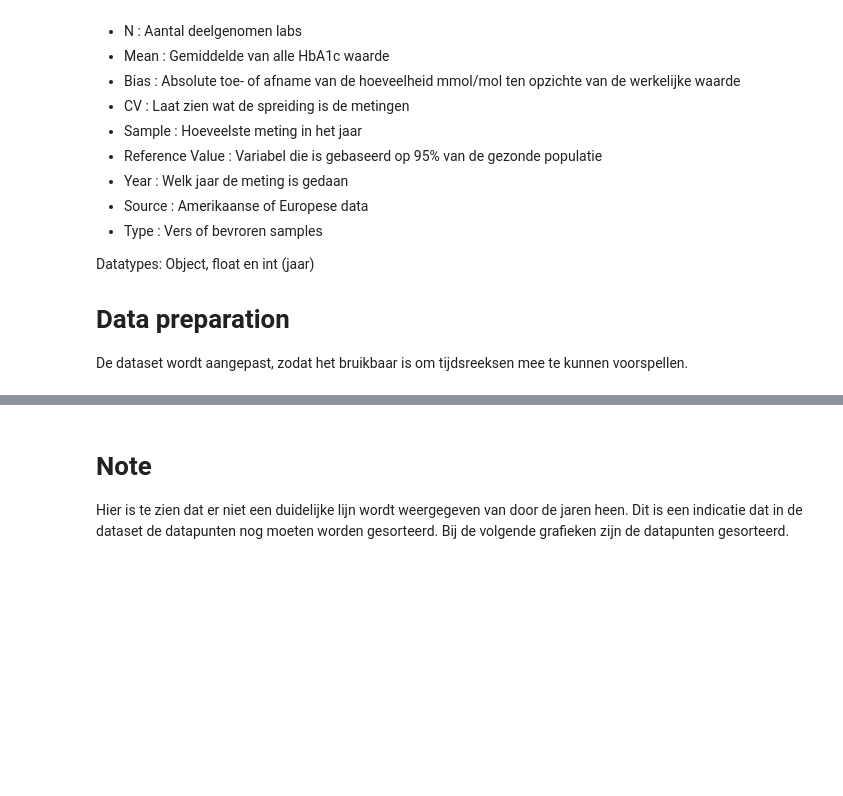
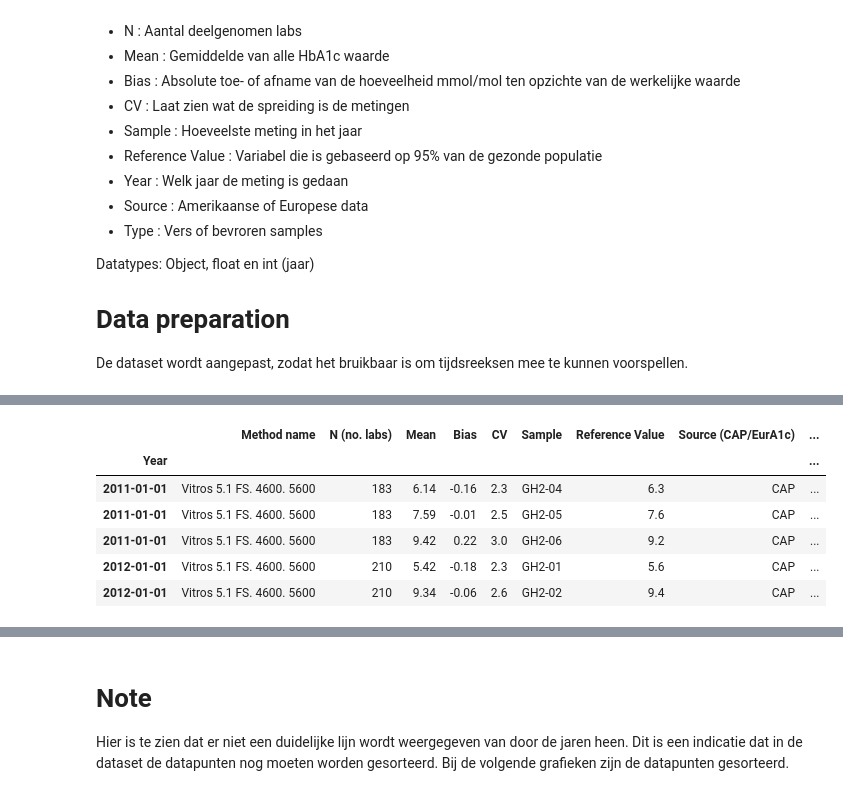
Before and after one commit to DSa-HbA1c/Predictions, a Jupyter notebook: Prediction_Arima_model.ipynb, the cells around one changed output, grey strips where cells are left out. Cells and saved outputs as stored; diff of their text form; code cells hidden in the pictures; blank space fills up the shorter version.

```diff
--- a/Prediction_Arima_model.ipynb
+++ b/Prediction_Arima_model.ipynb
@@ -75,6 +100,14 @@ df.info()
 # %%
-# df = df.set_index('Year')
+df = df.set_index('Year')
 df.head()
+# %% [output]
+|  | Method name | N (no. labs) | Mean | Bias | CV | Sample | Reference Value | Source (CAP/EurA1c) | ... |
+| Year |  |  |  |  |  |  |  |  | ... |
+| 2011-01-01 | Vitros 5.1 FS. 4600. 5600 | 183 | 6.14 | -0.16 | 2.3 | GH2-04 | 6.3 | CAP | ... |
+| 2011-01-01 | Vitros 5.1 FS. 4600. 5600 | 183 | 7.59 | -0.01 | 2.5 | GH2-05 | 7.6 | CAP | ... |
+| 2011-01-01 | Vitros 5.1 FS. 4600. 5600 | 183 | 9.42 | 0.22 | 3.0 | GH2-06 | 9.2 | CAP | ... |
+| 2012-01-01 | Vitros 5.1 FS. 4600. 5600 | 210 | 5.42 | -0.18 | 2.3 | GH2-01 | 5.6 | CAP | ... |
+| 2012-01-01 | Vitros 5.1 FS. 4600. 5600 | 210 | 9.34 | -0.06 | 2.6 | GH2-02 | 9.4 | CAP | ... |
 # %%
 # predict only top 10 manufacturers with most datapoints
 list_top10 = df['Manufacturer'].value_counts()[:10].index.tolist()
```
Also changed, not shown: parts of 15 cells of this notebook.
